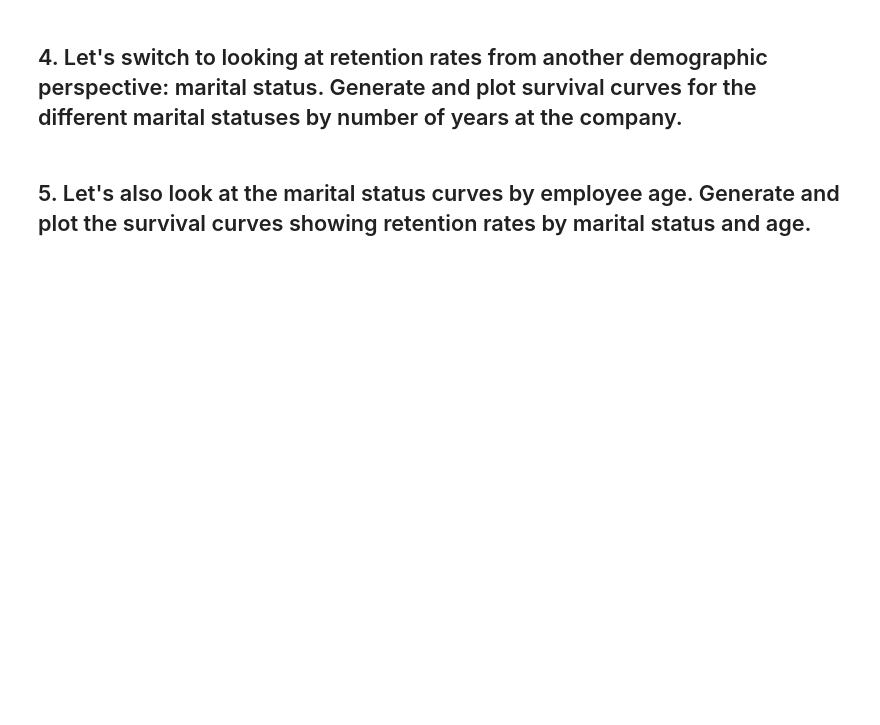
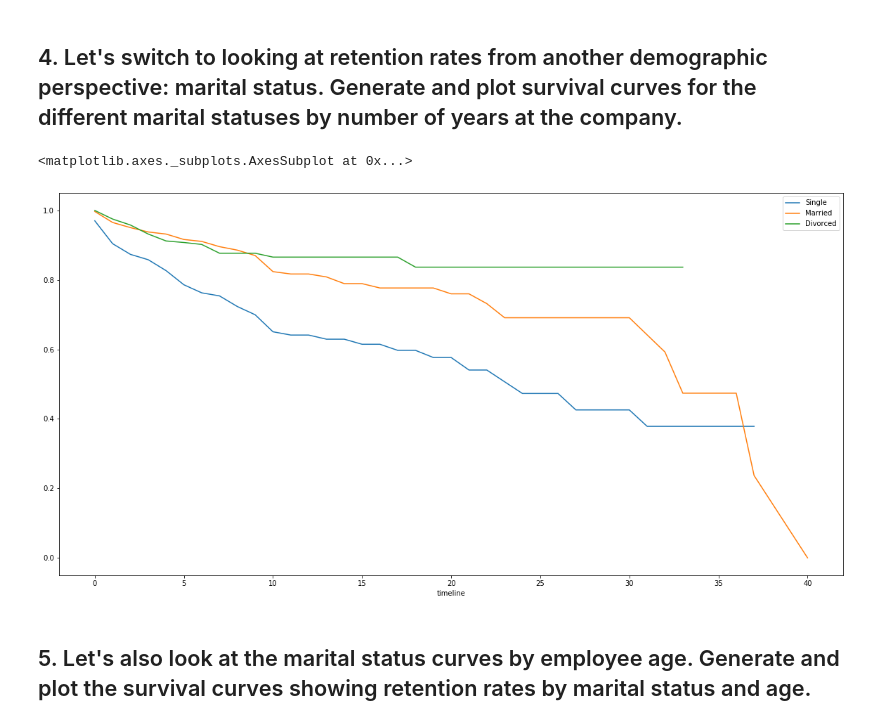
Before and after one commit to ta-data-mexpt/lab-survival-analysis, a Jupyter notebook: your-code/main.ipynb, the cells around one changed output. Drawn from its saved outputs; the diff is of its cells as text; code cells hidden in the pictures; blank space fills up the shorter version.

```diff
--- a/your-code/main.ipynb
+++ b/your-code/main.ipynb
@@ -60,4 +66,10 @@ rates.plot()
 # %% [markdown]
 ## 4. Let's switch to looking at retention rates from another demographic perspective: marital status. Generate and plot survival curves for the different marital statuses by number of years at the company.
+# %%
+rates_4 = survival(data, 'MaritalStatus', 'YearsAtCompany', 'Attrition')
+rates_4.plot()
+# %% [output]
+<matplotlib.axes._subplots.AxesSubplot at 0x...>
+[figure, added]
 # %% [markdown]
 ## 5. Let's also look at the marital status curves by employee age. Generate and plot the survival curves showing retention rates by marital status and age.
```
Also changed, not shown: parts of 9 cells of this notebook.
